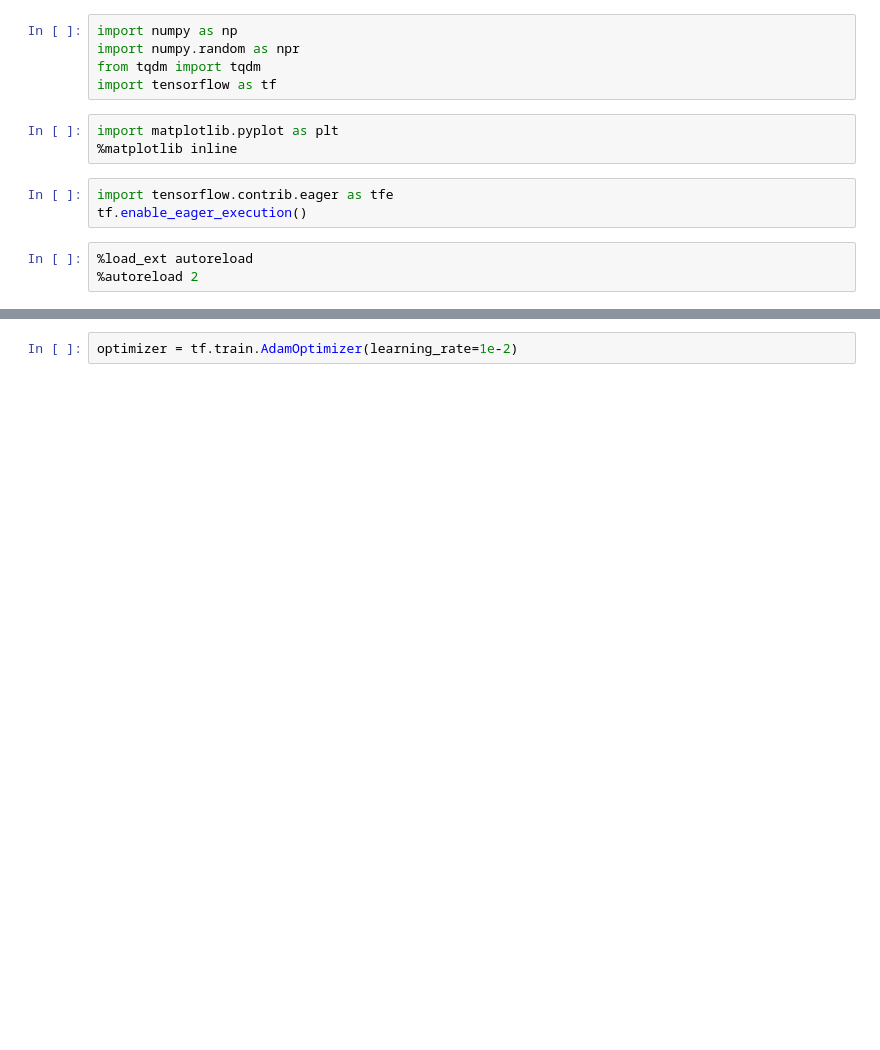
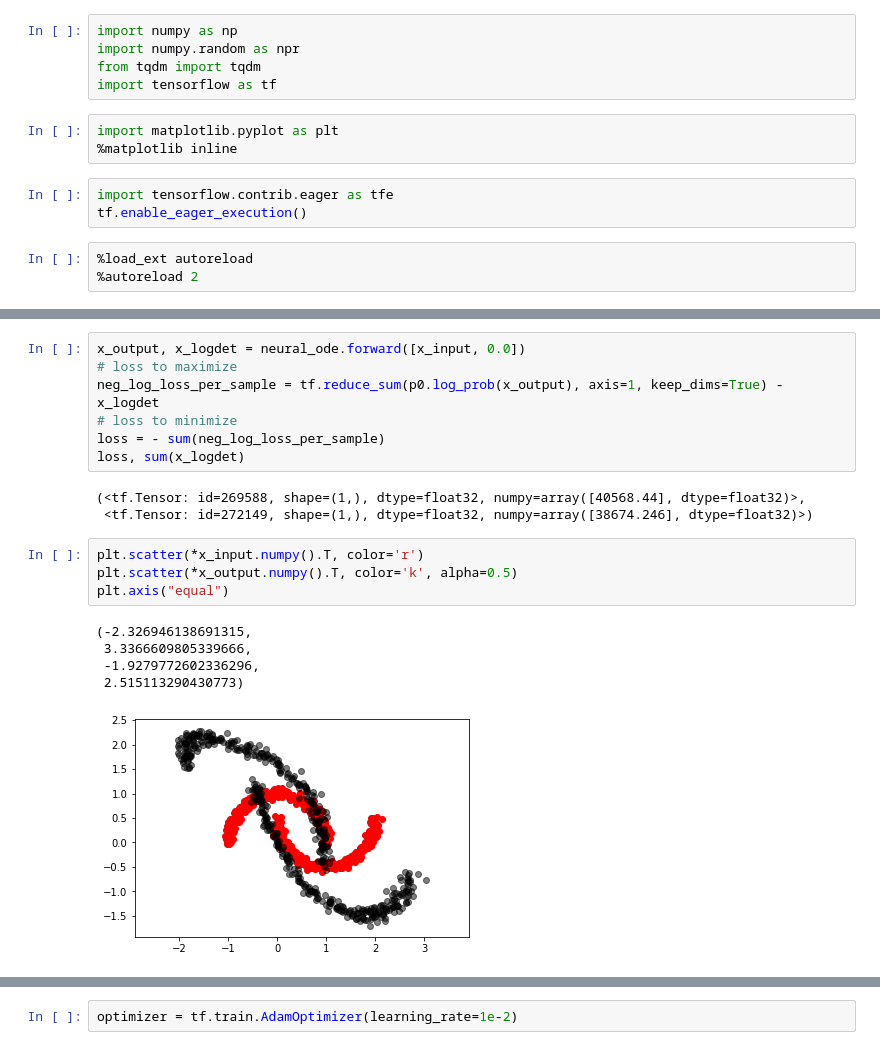
Before and after one commit to kmkolasinski/deep-learning-notes, a Jupyter notebook: seminars/Neural-ODE/nfs.ipynb, the cells around one changed output, grey strips where cells are left out. Saved outputs shown, nothing was run; the diff lists cells and outputs as text; blank space fills up the shorter version.

```diff
--- a/seminars/Neural-ODE/nfs.ipynb
+++ b/seminars/Neural-ODE/nfs.ipynb
@@ -44,0 +116,20 @@ compute_gradients_and_update = tfe.defun(compute_gradients_and_update)
+# %%
+x_output, x_logdet = neural_ode.forward([x_input, 0.0])
+# loss to maximize
+neg_log_loss_per_sample = tf.reduce_sum(p0.log_prob(x_output), axis=1, keep_dims=True) - x_logdet
+# loss to minimize
+loss = - sum(neg_log_loss_per_sample)
+loss, sum(x_logdet)
+# %% [output]
+(<tf.Tensor: id=269588, shape=(1,), dtype=float32, numpy=array([40568.44], dtype=float32)>,
+ <tf.Tensor: id=272149, shape=(1,), dtype=float32, numpy=array([38674.246], dtype=float32)>)
+# %%
+plt.scatter(*x_input.numpy().T, color='r')
+plt.scatter(*x_output.numpy().T, color='k', alpha=0.5)
+plt.axis("equal")
+# %% [output]
+(-2.326946138691315,
+ 3.3366609805339666,
+ -1.9279772602336296,
+ 2.515113290430773)
+[figure, added]
```
Also changed, not shown: parts of 36 cells of this notebook, 1 other file.
